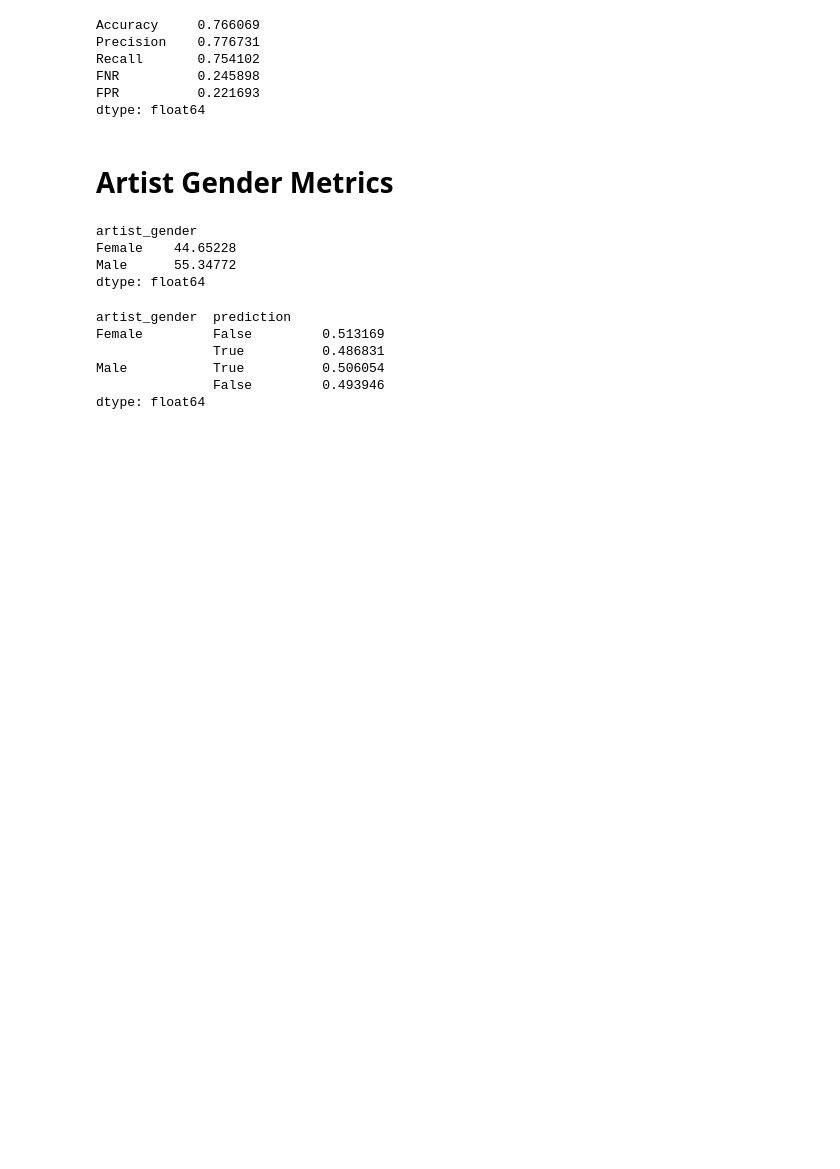
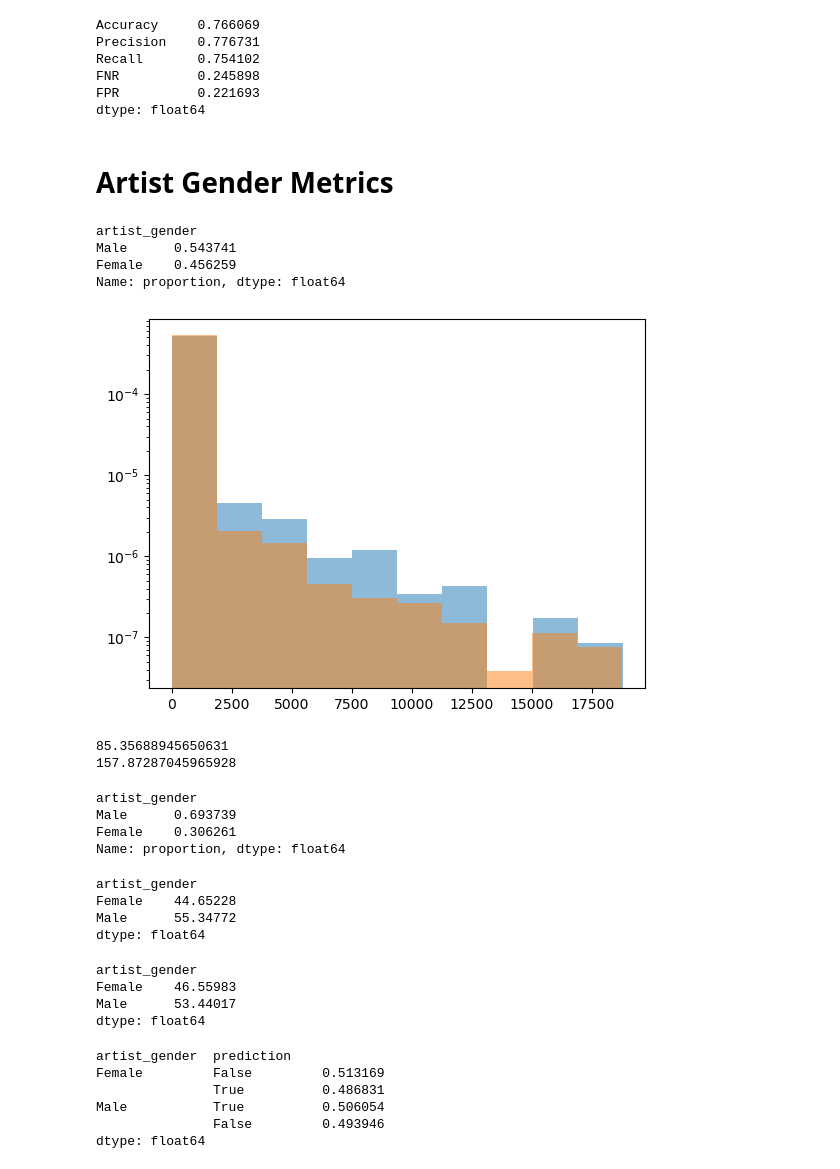
Before and after one commit to jeffgord/RAI-final, a Jupyter notebook: analysis.ipynb, the cells around one changed output. Cells and saved outputs as stored; diff of their text form; code cells hidden in the pictures; blank space fills up the shorter version.

Commit message:
changes to analysis

```diff
--- a/analysis.ipynb
+++ b/analysis.ipynb
@@ -20,13 +21,20 @@ df_artists.rename(columns={"country": "artist_country"}, inplace=True)
 # %%
 # merge data together
 seeds = [85, 25, 121, 61, 73, 37, 97, 49, 109, 13]
+popularity_tresholds = [100, 1000]
+popularity_func = lambda x: 'high' if x >= popularity_tresholds[1] else 'medium' if x >= popularity_tresholds[0] else 'low'
+
+df_info = df_train.merge(df_songs, on="song_id", how="left")
+df_info = df_info.merge(df_artists, on="artist_name", how="left")
+artist_listeners = df_info.groupby('artist_name')['msno'].nunique()
+df_info['artist_listeners'] = df_info['artist_name'].map(artist_listeners)
+df_info['artist_popularity'] = df_info['artist_listeners'].apply(popularity_func)
+
 merged_dfs = []
 
 for seed in seeds:
     predictions = pd.read_csv(f"data/predictions/final/final_seed{seed}.csv")
-    df_merged = predictions.merge(df_train, on=["song_id", "msno"], how="left")
-    df_merged = df_merged.merge(df_songs, on="song_id", how="left")
-    df_merged = df_merged.merge(df_artists, on="artist_name", how="left")
+    df_merged = predictions.merge(df_info, on=["song_id", "msno"], how="left")
     df_merged['prediction'] = df_merged['probability'] >= 0.5
     merged_dfs.append(df_merged)
 # %% [markdown]
@@ -85,3 +112,38 @@ for df in merged_dfs:
+# %%
+# Proportion of total listens by gender
+df_info_gender_filtered = df_info[df_info['artist_gender'].isin(analysis_genders)]
+df_info_gender_filtered['artist_gender'].value_counts(normalize=True)
+# %% [output]
+artist_gender
+Male      0.543741
+Female    0.456259
+Name: proportion, dtype: float64
+# %%
+# Number of unique listeners by gender
+male_listeners = df_artists[df_artists['artist_gender'] == 'Male']['artist_name'].map(artist_listeners)
+female_listeners = df_artists[df_artists['artist_gender'] == 'Female']['artist_name'].map(artist_listeners)
+
+plt.hist(female_listeners, density=True, alpha=0.5)
+plt.hist(male_listeners, density=True, alpha=0.5)
+
+plt.yscale('log')
+# %% [output]
+[figure, added]
+# %%
+# average number of listeners by gender
+print(male_listeners.mean())
+print(female_listeners.mean())
+# %% [output]
+85.35688945650631
+157.87287045965928
+# %%
+# proportion of artists by gender
+df_artists[df_artists['artist_gender'].isin(analysis_genders)]['artist_gender'].value_counts(normalize=True)
+# %% [output]
+artist_gender
+Male      0.693739
+Female    0.306261
+Name: proportion, dtype: float64
 # %%
 # Proportion of positive predictions by gender
 counts_list = []
@@ -99,6 +161,23 @@ artist_gender
 Female    44.65228
 Male      55.34772
 dtype: float64
+# %%
+# Proportion of negative predictions by gender
+counts_list = []
+
+for df in gender_filtered_dfs:
+    counts = df[df['prediction'] == 0].groupby('artist_gender').size()
+    counts_list.append(counts)
+
+average = pd.concat(counts_list, axis=1).mean(axis=1)
+
+percent = (average / average.sum()) * 100
+print(percent)
+# %% [output]
+artist_gender
+Female    46.55983
+Male      53.44017
+dtype: float64
 # %%
 # Within gender, proportion of positive predictions
 value_counts_list = []
```
Also changed, not shown: parts of 26 cells of this notebook.
